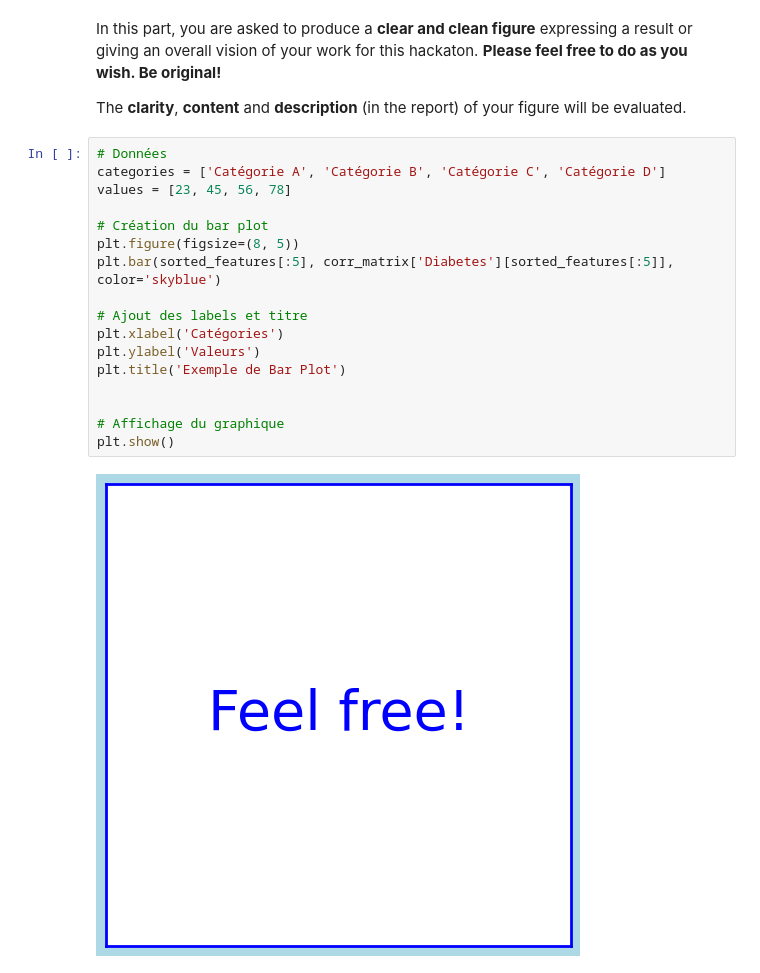
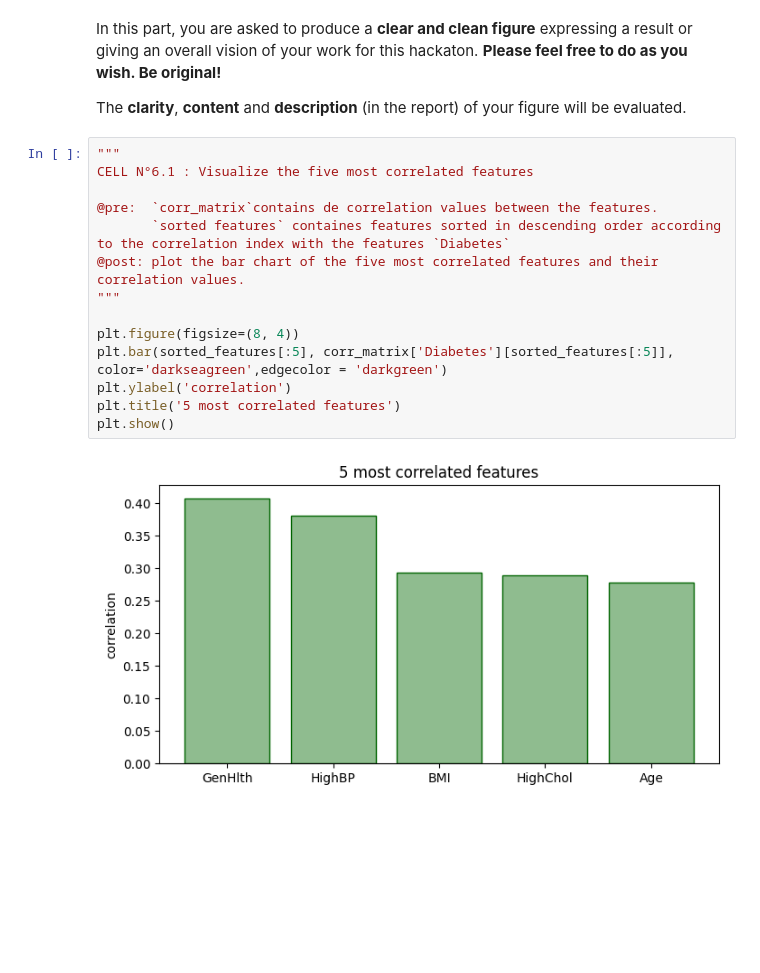
Before and after one commit to Potomolo/LEPL1109-CraHackaton, a Jupyter notebook: Hackaton_2/H2-classification.ipynb, the cells around one changed output. Cells and saved outputs as stored; diff of their text form; blank space fills up the shorter version.

Commit message:
Visualization. Cleaning

```diff
--- a/Hackaton_2/H2-classification.ipynb
+++ b/Hackaton_2/H2-classification.ipynb
@@ -579,25 +578,22 @@ or giving an overall vision of your work for this hackaton. **Please feel free t
 wish. Be original!**
 
 The **clarity**, **content** and **description** (in the report) of your figure will be evaluated.
-# %%
-# Données
-categories = ['Catégorie A', 'Catégorie B', 'Catégorie C', 'Catégorie D']
-values = [23, 45, 56, 78]
-
-# Création du bar plot
-plt.figure(figsize=(8, 5))
-plt.bar(sorted_features[:5], corr_matrix['Diabetes'][sorted_features[:5]], color='skyblue')
-
-# Ajout des labels et titre
-plt.xlabel('Catégories')
-plt.ylabel('Valeurs')
-plt.title('Exemple de Bar Plot')
-
-
-# Affichage du graphique
-plt.show()
-# %% [output]
-[figure, removed]
+# %%
+"""
+CELL N°6.1 : Visualize the five most correlated features
+
+@pre:  `corr_matrix`contains de correlation values between the features.
+       `sorted features` containes features sorted in descending order according to the correlation index with the features `Diabetes`
+@post: plot the bar chart of the five most correlated features and their correlation values.
+"""
+
+plt.figure(figsize=(8, 4))
+plt.bar(sorted_features[:5], corr_matrix['Diabetes'][sorted_features[:5]], color='darkseagreen',edgecolor = 'darkgreen')
+plt.ylabel('correlation')
+plt.title('5 most correlated features')
+plt.show()
+# %% [output]
+[figure, added]
 # %%
 
 from sklearn.linear_model import LinearRegression
```
Also changed, not shown: parts of 3 cells of this notebook.
